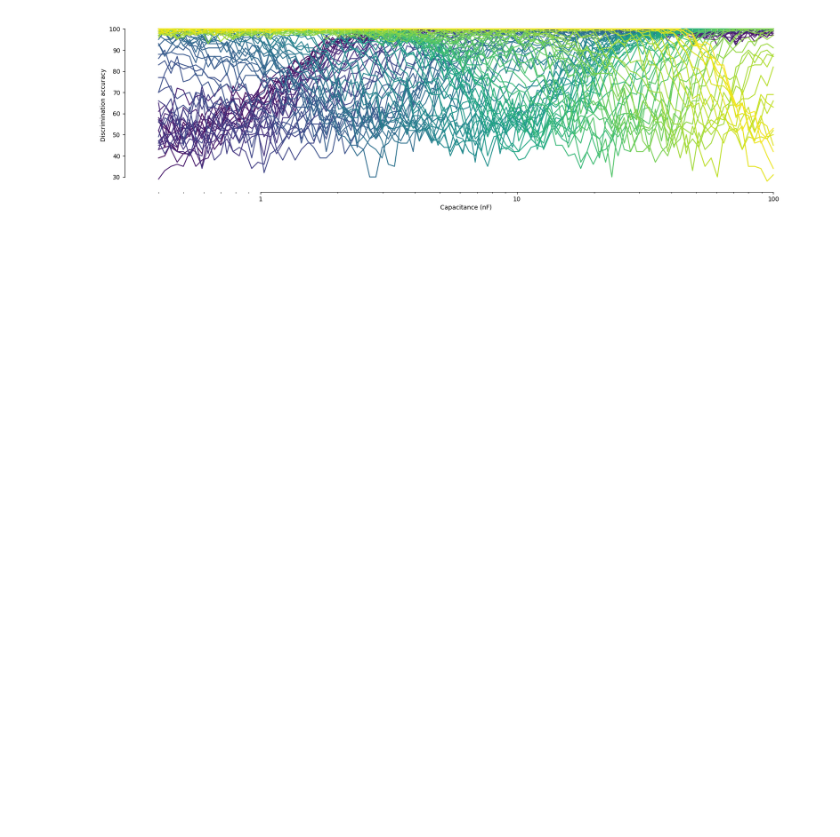
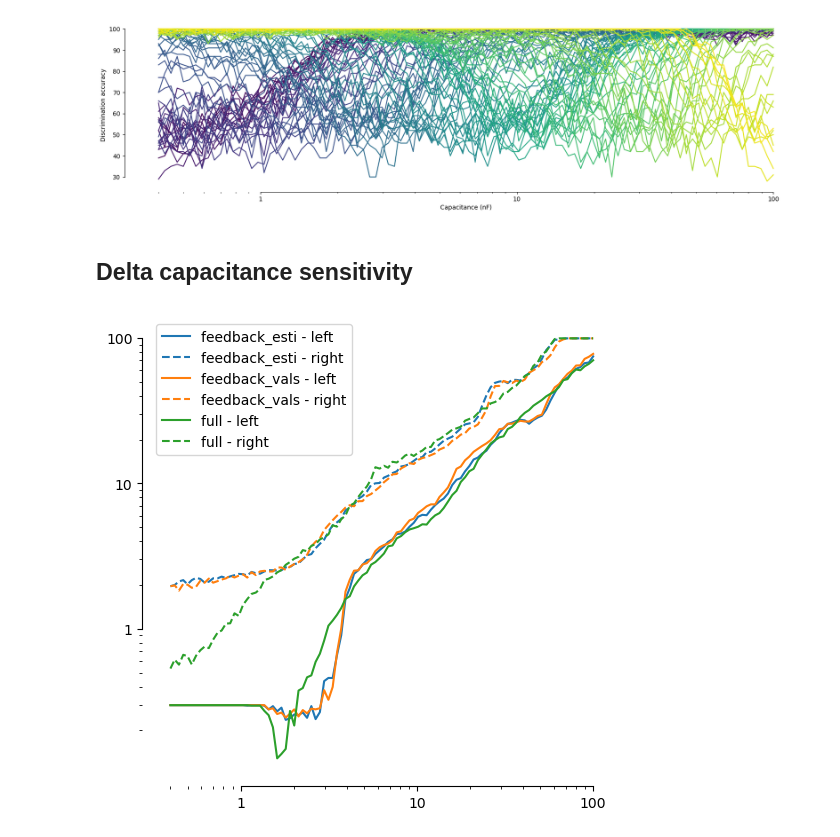
Before and after one commit to DenisTurcu/efish-characterization, a Jupyter notebook: paper-reviews-replies/discrimination-task-capacitance.ipynb, the cells around one changed output. Cells and saved outputs as stored; diff of their text form; code cells hidden in the pictures; blank space fills up the shorter version.

```diff
--- a/paper-reviews-replies/discrimination-task-capacitance.ipynb
+++ b/paper-reviews-replies/discrimination-task-capacitance.ipynb
@@ -99,3 +103,44 @@ plt.ylabel("Discrimination accuracy")
 plt.show()
 # %% [output]
 [figure]
+# %% [markdown]
+## Delta capacitance sensitivity
+# %%
+success_threshold = 80
+
+def compute_delta_capacitances(dfrow, success_threshold=success_threshold, capacitances=raw_dataset["worms"]["capacitances"]):
+    delta_capacitances = {}
+    for k, vals in dfrow["discrimination_performance"].items():
+        failure_ids = np.where(vals < success_threshold)[0][[0,-1]]
+        failure_capacitances = capacitances[failure_ids]
+        delta_capacitances[k] = np.abs(capacitances[pref_c_id] - failure_capacitances)
+    dfrow["delta_capacitances"] = delta_capacitances
+    return dfrow
+
+models = models.apply(compute_delta_capacitances, axis=1)
+# %%
+def compute_delta_capacitances_stats(dfgroup):
+    delta_capacitances = np.stack(dfgroup["delta_capacitances"].apply(lambda x: np.stack([v for _,v in x.items()])))
+    return pd.Series({
+        "mean": delta_capacitances.mean(0),
+        "std": delta_capacitances.std(0),
+    })
+
+delta_capacitances_stats = models.groupby("model_type").apply(compute_delta_capacitances_stats)
+# %%
+plt.figure(figsize=(6, 6))
+for i, (model_type, row) in enumerate(delta_capacitances_stats.iterrows()):
+    plt.plot(raw_dataset["worms"]["capacitances"], row["mean"][:,0], label=f"{model_type} - left", c=f"C{i}")
+    # plt.fill_between(raw_dataset["worms"]["capacitances"], row["mean"][:,0] - row["std"][:,0], row["mean"][:,0] + row["std"][:,0], alpha=0.4, color=f"C{i}")
+    plt.plot(raw_dataset["worms"]["capacitances"], row["mean"][:,1], label=f"{model_type} - right", c=f"C{i}", ls="--")
+    # plt.fill_between(raw_dataset["worms"]["capacitances"], row["mean"][:,1] - row["std"][:,1], row["mean"][:,1] + row["std"][:,1], alpha=0.4, color=f"C{i}")
+
+plt.xscale("log")
+plt.xticks([1e-9, 1e-8, 1e-7], ["1", "10", "100"])
+plt.yscale("log")
+plt.yticks([1e-9, 1e-8, 1e-7], ["1", "10", "100"])
+plt.legend()
+sns.despine(offset=5, trim=True)
+plt.show()
+# %% [output]
+[figure, added]
```
Also changed, not shown: parts of 2 cells of this notebook.
